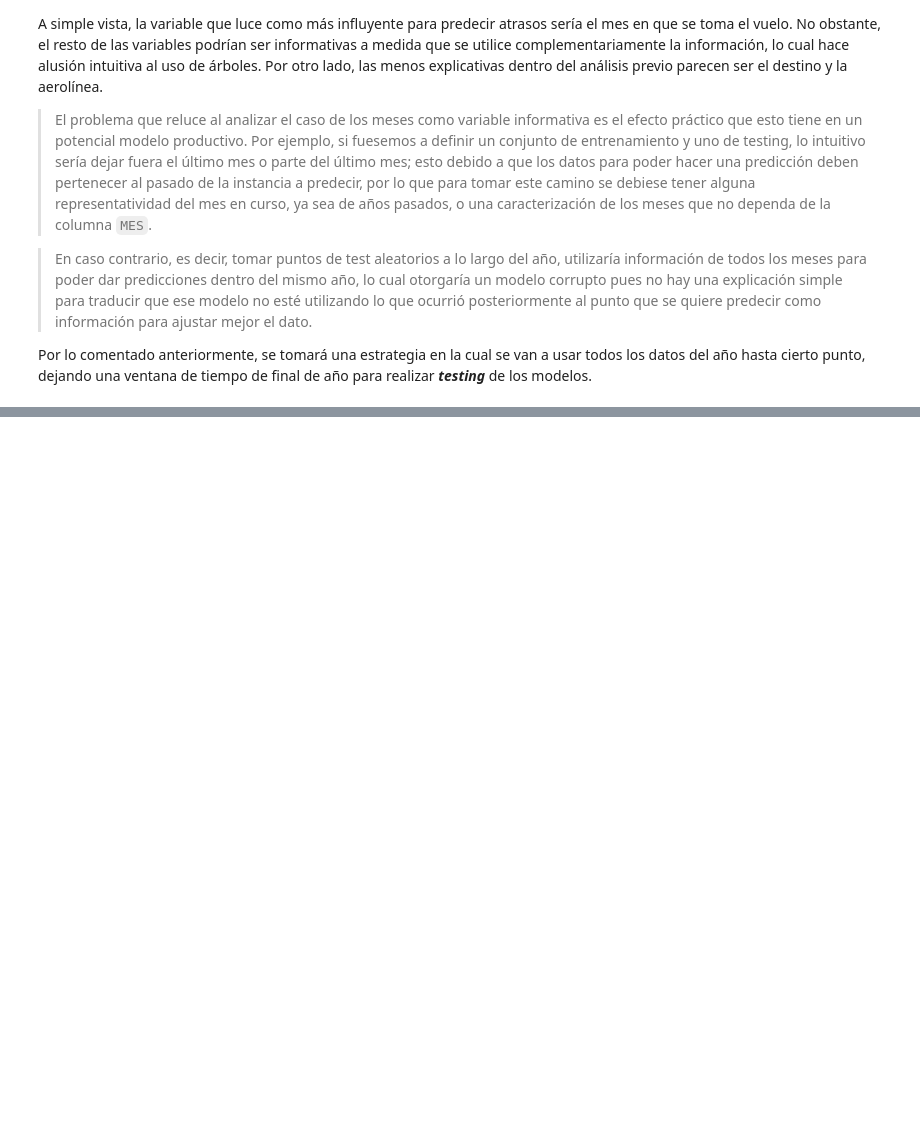
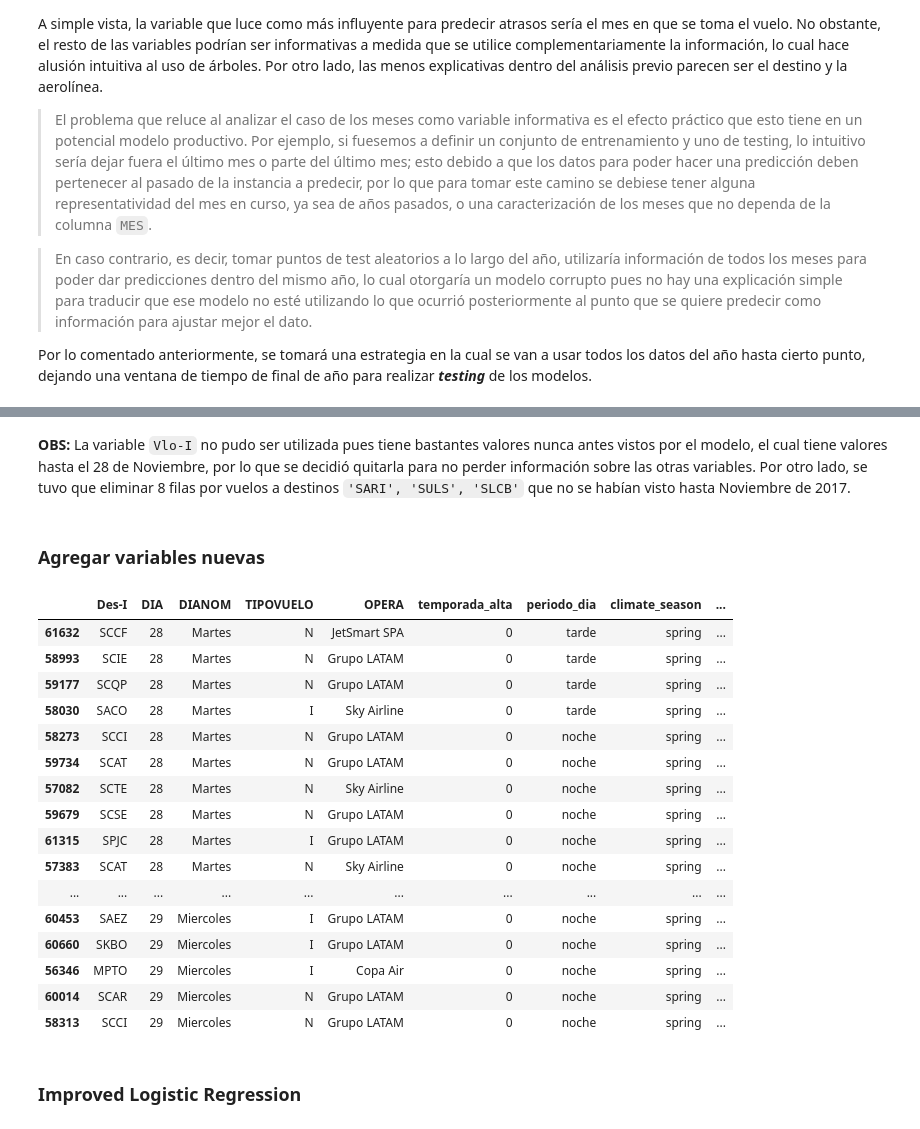
Before and after one commit to AlonsoLetelier/Data-Scientist-Challenge-LATAM, a Jupyter notebook: solutions.ipynb, the cells around one changed output, grey strips where cells are left out. Drawn from its saved outputs; the diff is of its cells as text; code cells hidden in the pictures; blank space fills up the shorter version.

Commit message:
docs: added several model tests

```diff
--- a/solutions.ipynb
+++ b/solutions.ipynb
@@ -826,0 +986,4 @@ Por lo comentado anteriormente, se tomará una estrategia en la cual se van a us
+# %% [markdown]
+**OBS:** La variable `Vlo-I` no pudo ser utilizada pues tiene bastantes valores nunca antes vistos por el modelo, el cual tiene valores hasta el 28 de Noviembre, por lo que se decidió quitarla para no perder información sobre las otras variables. Por otro lado, se tuvo que eliminar 8 filas por vuelos a destinos `'SARI', 'SULS', 'SLCB'` que no se habían visto hasta Noviembre de 2017.
+# %% [markdown]
+### Agregar variables nuevas
@@ -826,0 +1007,22 @@ Por lo comentado anteriormente, se tomará una estrategia en la cual se van a us
+# %%
+df_test.iloc[:50]
+# %% [output]
+|  | Des-I | DIA | DIANOM | TIPOVUELO | OPERA | temporada_alta | periodo_dia | climate_season | ... |
+| 61632 | SCCF | 28 | Martes | N | JetSmart SPA | 0 | tarde | spring | ... |
+| 58993 | SCIE | 28 | Martes | N | Grupo LATAM | 0 | tarde | spring | ... |
+| 59177 | SCQP | 28 | Martes | N | Grupo LATAM | 0 | tarde | spring | ... |
+| 58030 | SACO | 28 | Martes | I | Sky Airline | 0 | tarde | spring | ... |
+| 58273 | SCCI | 28 | Martes | N | Grupo LATAM | 0 | noche | spring | ... |
+| 59734 | SCAT | 28 | Martes | N | Grupo LATAM | 0 | noche | spring | ... |
+| 57082 | SCTE | 28 | Martes | N | Sky Airline | 0 | noche | spring | ... |
+| 59679 | SCSE | 28 | Martes | N | Grupo LATAM | 0 | noche | spring | ... |
+| 61315 | SPJC | 28 | Martes | I | Grupo LATAM | 0 | noche | spring | ... |
+| 57383 | SCAT | 28 | Martes | N | Sky Airline | 0 | noche | spring | ... |
+| ... | ... | ... | ... | ... | ... | ... | ... | ... | ... |
+| 60453 | SAEZ | 29 | Miercoles | I | Grupo LATAM | 0 | noche | spring | ... |
+| 60660 | SKBO | 29 | Miercoles | I | Grupo LATAM | 0 | noche | spring | ... |
+| 56346 | MPTO | 29 | Miercoles | I | Copa Air | 0 | noche | spring | ... |
+| 60014 | SCAR | 29 | Miercoles | N | Grupo LATAM | 0 | noche | spring | ... |
+| 58313 | SCCI | 29 | Miercoles | N | Grupo LATAM | 0 | noche | spring | ... |
+# %% [markdown]
+### Improved Logistic Regression
```
Also changed, not shown: parts of 36 cells of this notebook.
